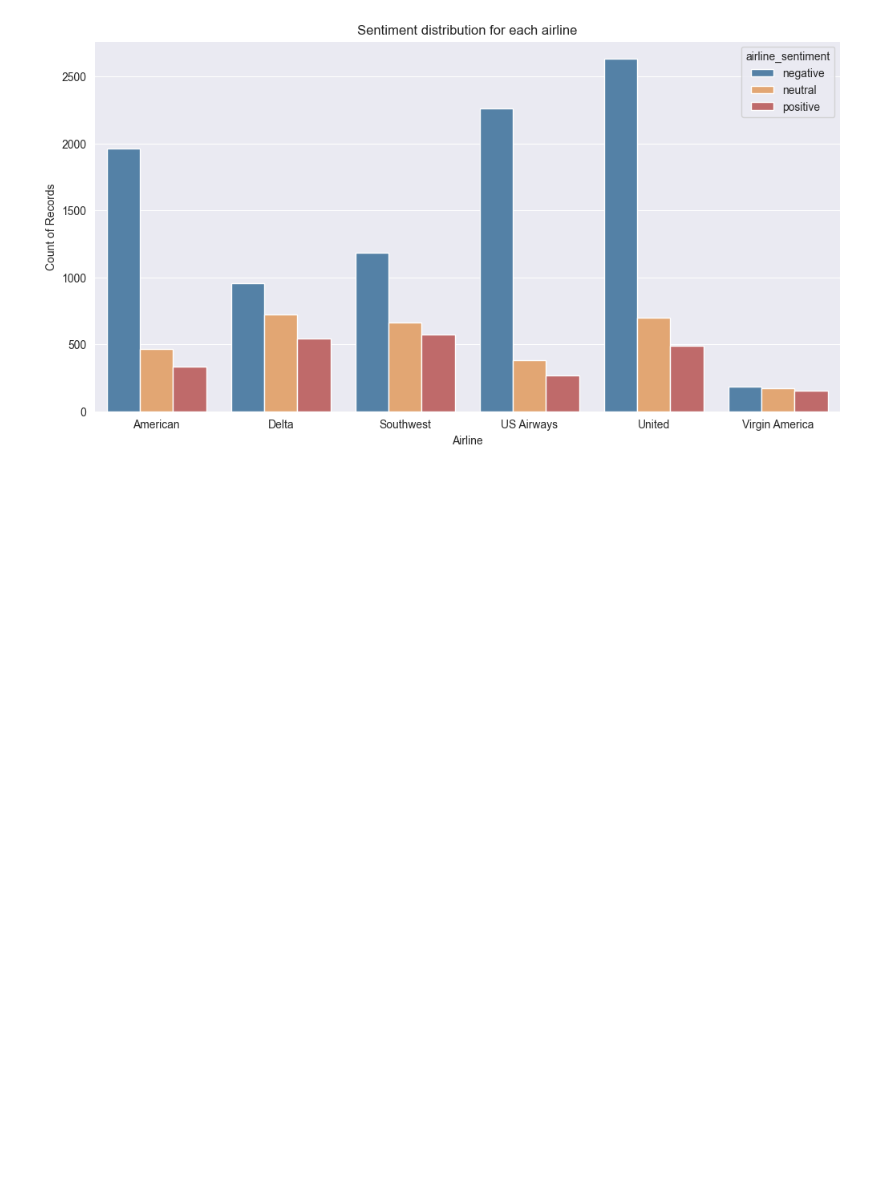
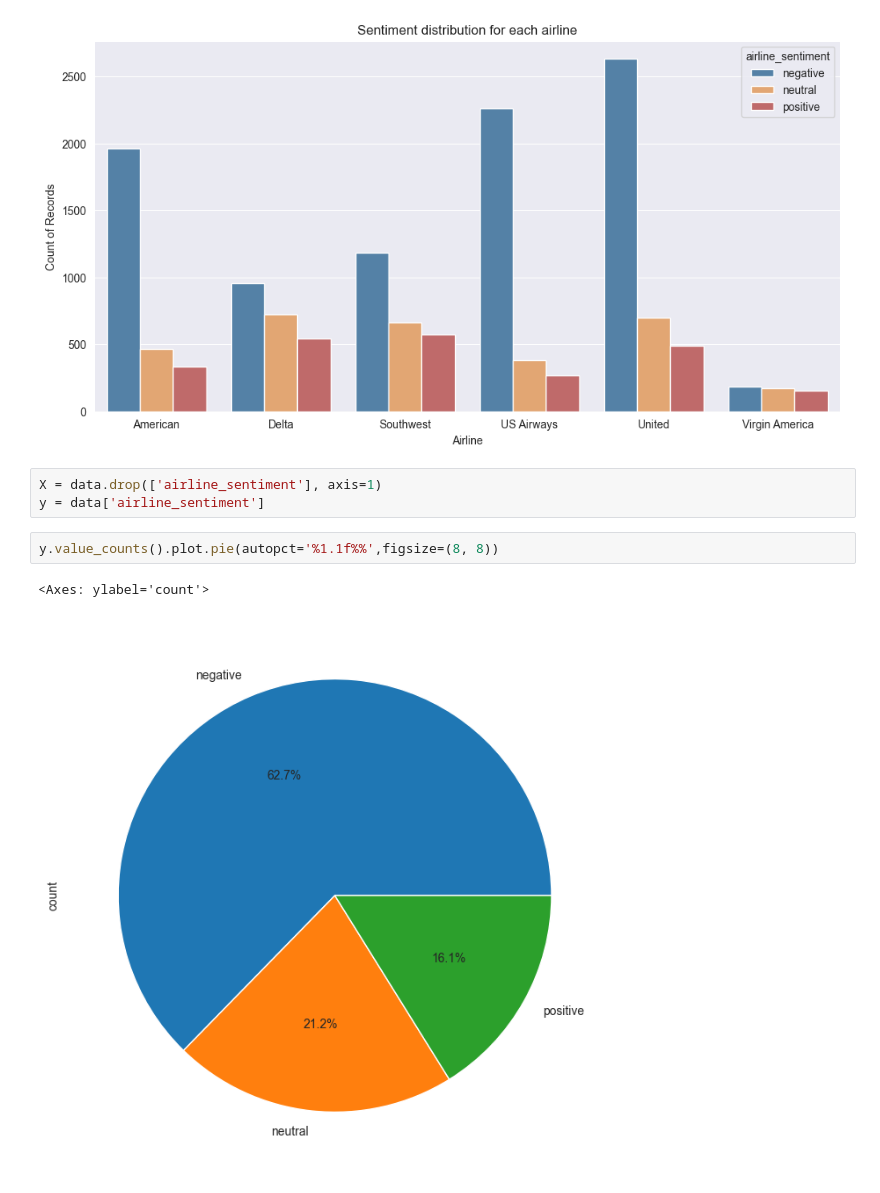
Before and after one commit to Dackohn/ExcaliburAiProject, a Jupyter notebook: app/data_analysis.ipynb, the cells around one changed output. Cells and saved outputs as stored; diff of their text form; blank space fills up the shorter version.

```diff
--- a/app/data_analysis.ipynb
+++ b/app/data_analysis.ipynb
@@ -164,3 +166,11 @@ plt.ylabel('Count of Records')
 plt.show()
 # %% [output]
 [figure]
+# %%
+X = data.drop(['airline_sentiment'], axis=1)
+y = data['airline_sentiment']
+# %%
+y.value_counts().plot.pie(autopct='%1.1f%%',figsize=(8, 8))
+# %% [output]
+<Axes: ylabel='count'>
+[figure, added]
```
Also changed, not shown: parts of 14 cells of this notebook, 1 other file.
